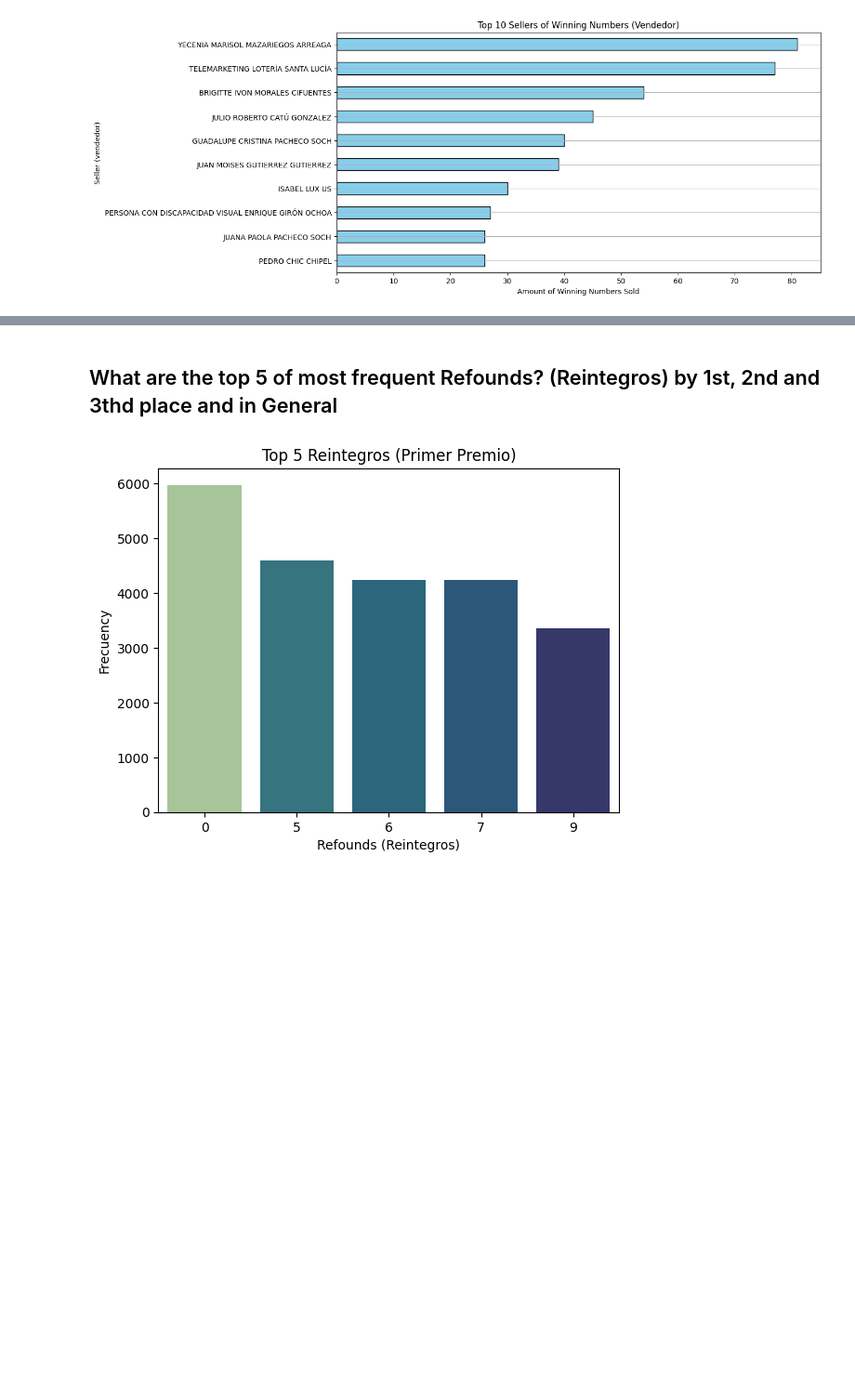
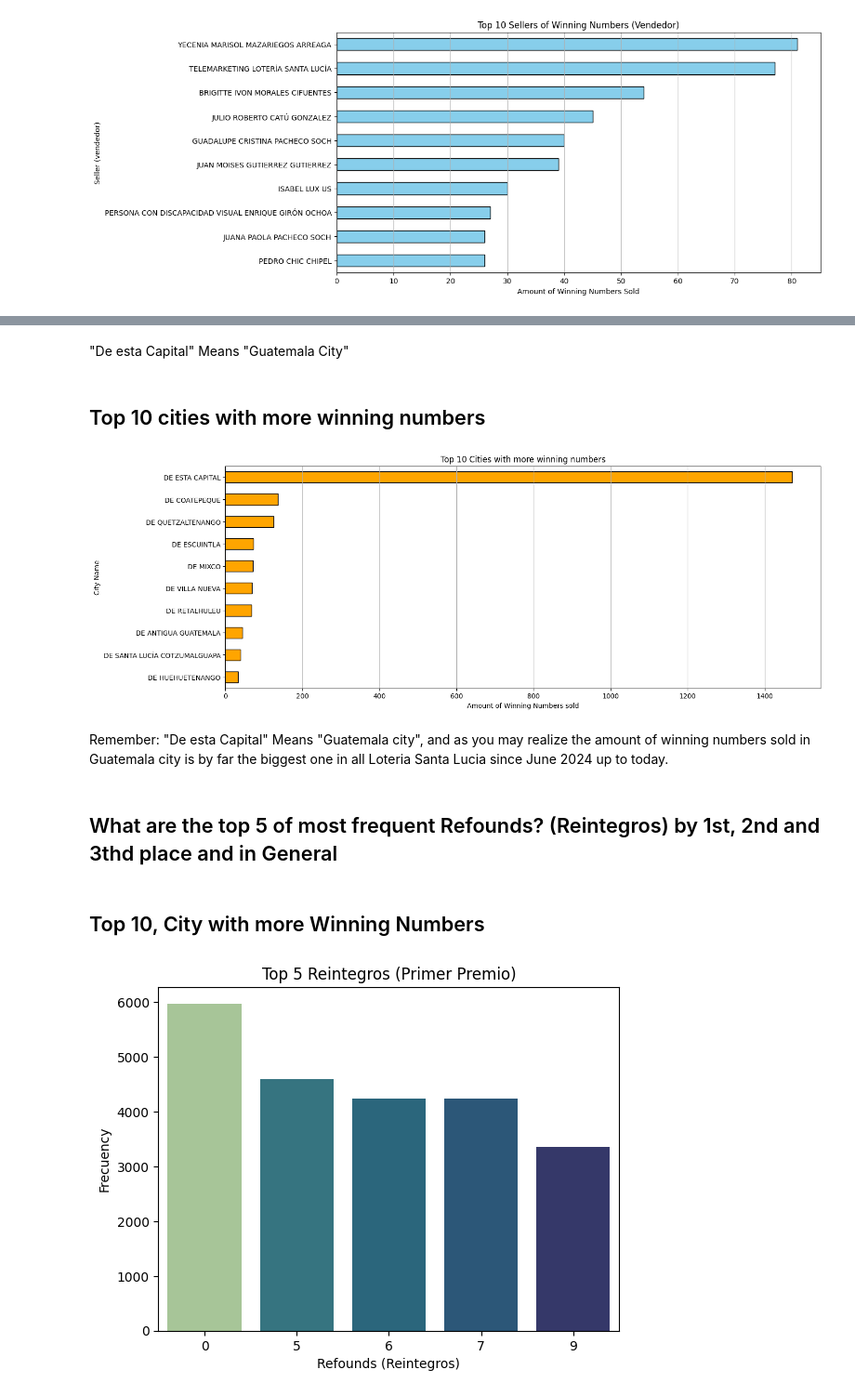
Before and after one commit to AngelDHackerman/santa-lucia-data-analysis-manual, a Jupyter notebook: notebooks/visualization_sorteos_premios.ipynb, the cells around one changed output, grey strips where cells are left out. Shown at 93% size. Drawn from its saved outputs; the diff is of its cells as text; code cells hidden in the pictures; blank space fills up the shorter version.

```diff
--- a/notebooks/visualization_sorteos_premios.ipynb
+++ b/notebooks/visualization_sorteos_premios.ipynb
@@ -158,5 +184,25 @@ plt.show()
+# %% [markdown]
+"De esta Capital" Means "Guatemala City"
+# %% [markdown]
+## Top 10 cities with more winning numbers
+# %%
+top_10_ciudades_loteria = df_filtered_vendedor_city_department['ciudad'].value_counts()
+
+plt.figure(figsize=(16, 6))
+top_10_ciudades_loteria.head(10).iloc[::-1].plot(kind='barh', color='orange', edgecolor='black')
+plt.title("Top 10 Cities with more winning numbers")
+plt.ylabel("City Name")
+plt.xlabel("Amount of Winning Numbers sold")
+plt.grid(axis='x')
+plt.show()
+# %% [output]
+[figure, added]
+# %% [markdown]
+Remember: "De esta Capital" Means "Guatemala city", and as you may realize the amount of winning numbers sold in Guatemala city is by far the biggest one in all Loteria Santa Lucia since June 2024 up to today.
 # %% [markdown]
 ## What are the top 5 of most frequent Refounds? (Reintegros) by 1st, 2nd and 3thd place and in General
+# %% [markdown]
+## Top 10, City with more Winning Numbers
 # %%
 all_reintegros = pd.concat([
     df['reintegro_primer_premio'],
```
Also changed, not shown: parts of 4 cells of this notebook.
